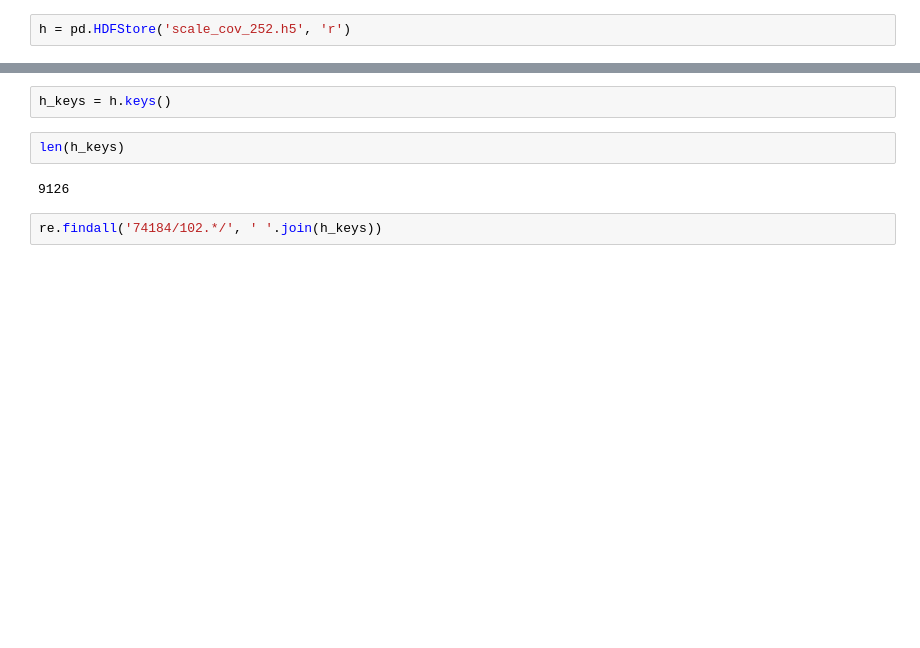
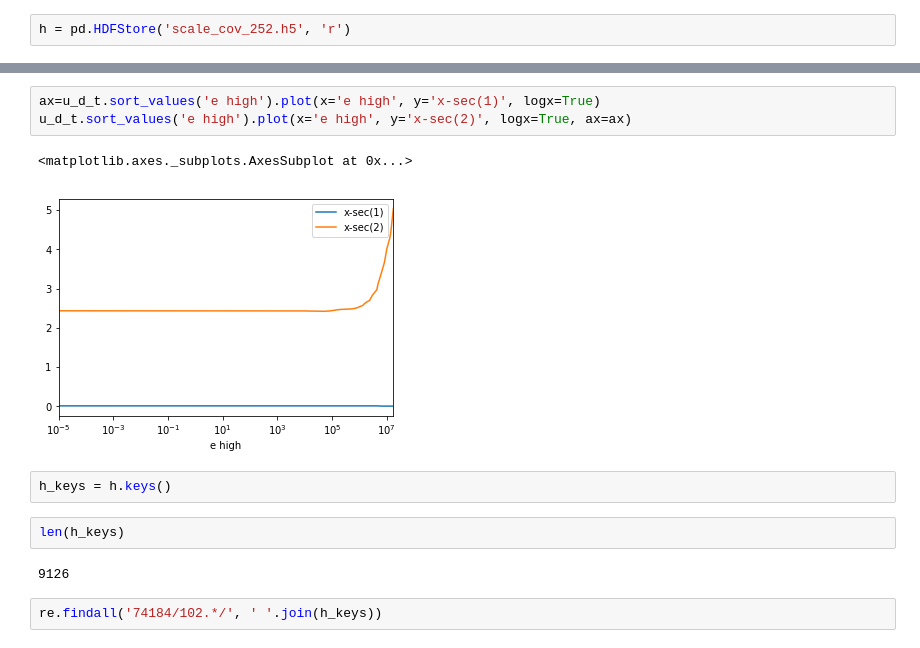
Before and after one commit to veeshy/ASAPy, a Jupyter notebook: explore_cov.ipynb, the cells around one changed output, grey strips where cells are left out. Drawn from its saved outputs; the diff is of its cells as text; blank space fills up the shorter version.

```diff
--- a/explore_cov.ipynb
+++ b/explore_cov.ipynb
@@ -21,3 +58,9 @@ h = pd.HDFStore('scale_cov_252.h5', 'r')
+# %%
+ax=u_d_t.sort_values('e high').plot(x='e high', y='x-sec(1)', logx=True)
+u_d_t.sort_values('e high').plot(x='e high', y='x-sec(2)', logx=True, ax=ax)
+# %% [output]
+<matplotlib.axes._subplots.AxesSubplot at 0x...>
+[figure, added]
 # %%
 h_keys = h.keys()
 # %%
```
Also changed, not shown: parts of 9 cells of this notebook, 1 other file.
